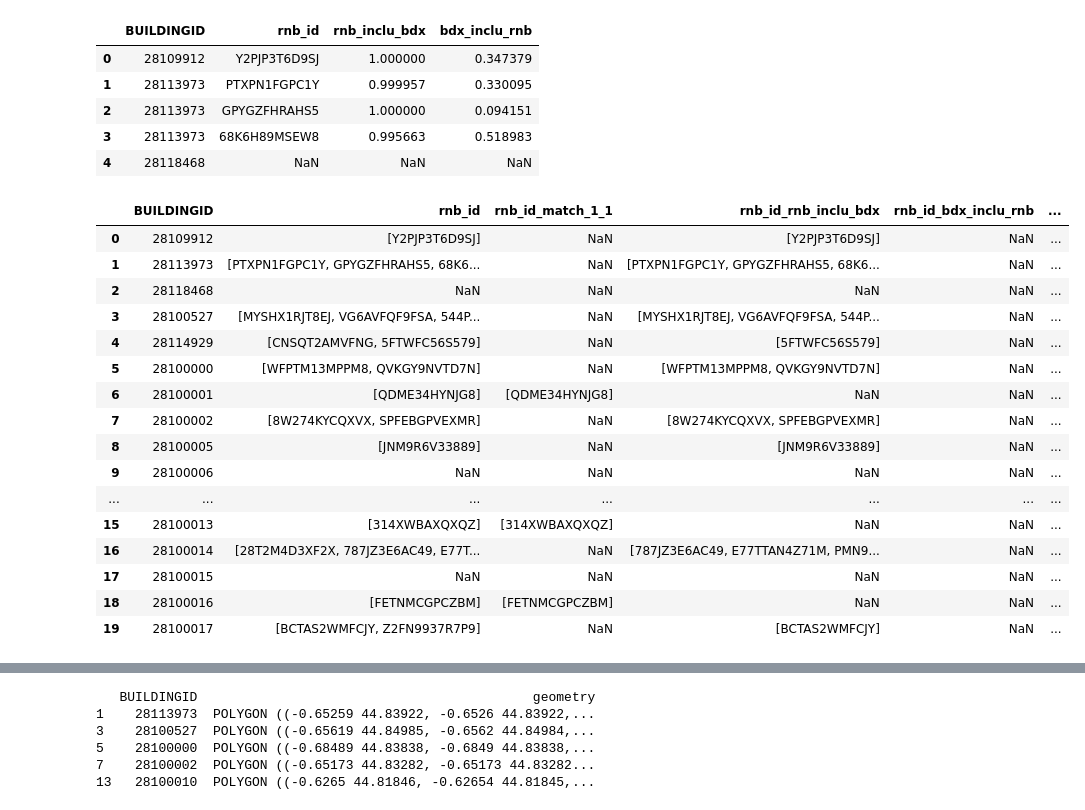
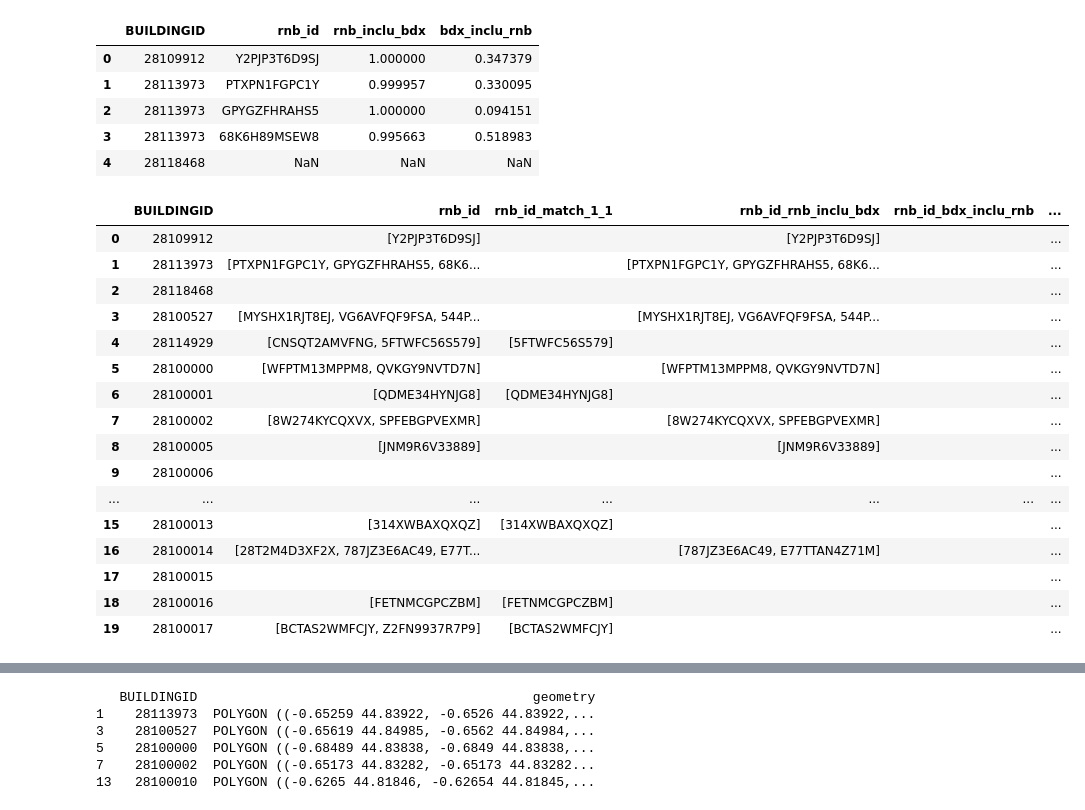
Before and after one commit to fab-geocommuns/RNB-coeur, a Jupyter notebook: app/notebooks/rapprochements/Bordeaux/rapprochement.ipynb, the cells around one changed output, grey strips where cells are left out. Cells and saved outputs as stored; diff of their text form; code cells hidden in the pictures.

```diff
--- a/app/notebooks/rapprochements/Bordeaux/rapprochement.ipynb
+++ b/app/notebooks/rapprochements/Bordeaux/rapprochement.ipynb
@@ -101,54 +109,56 @@ gdf_compute.head()
 gdf_compute_2 = gdf_compute.copy()
 
 # a match is when both intersection ratios are above 0.8
-gdf_compute_2['match_1_1'] = (gdf_compute_2['rnb_inclu_bdx'] > 0.8) & (gdf_compute_2['bdx_inclu_rnb'] > 0.8)
-gdf_compute_2['rnb_inclu_bdx_b'] = (gdf_compute_2['rnb_inclu_bdx'] > 0.8) & (gdf_compute_2['bdx_inclu_rnb'] <= 0.8)
-gdf_compute_2['bdx_inclu_rnb_b'] = (gdf_compute_2['bdx_inclu_rnb'] > 0.8) & (gdf_compute_2['rnb_inclu_bdx'] <= 0.8)
-gdf_compute_2['small_intersection'] = (gdf_compute_2['rnb_inclu_bdx'] <= 0.8) & (gdf_compute_2['bdx_inclu_rnb'] <= 0.8)
+gdf_compute_2['match_1_1'] = (gdf_compute_2['rnb_inclu_bdx'] > 0.8) & (gdf_compute_2['bdx_inclu_rnb'] > 0.7)
+gdf_compute_2['rnb_inclu_bdx_b'] = (gdf_compute_2['rnb_inclu_bdx'] > 0.8) & (gdf_compute_2['bdx_inclu_rnb'] <= 0.7)
+gdf_compute_2['bdx_inclu_rnb_b'] = (gdf_compute_2['bdx_inclu_rnb'] > 0.7) & (gdf_compute_2['rnb_inclu_bdx'] <= 0.8)
+gdf_compute_2['small_intersection'] = (gdf_compute_2['rnb_inclu_bdx'] <= 0.8) & (gdf_compute_2['bdx_inclu_rnb'] <= 0.7)
 
 # print(gdf_compute_2.head(10))
 
 # print gdf_compute_2 for the ID 6318700
 # print(gdf_compute_2[gdf_compute_2['BUILDINGID'] == 6318700])
 
 intersections = gdf_compute_2[gdf_compute_2['rnb_id'].notnull()].groupby('BUILDINGID')['rnb_id'].agg(list).reset_index()
 match_1_1 = gdf_compute_2[gdf_compute_2['match_1_1']].groupby('BUILDINGID')['rnb_id'].agg(list).reset_index()
 rnb_inclu_bdx = gdf_compute_2[gdf_compute_2['rnb_inclu_bdx_b']].groupby('BUILDINGID')['rnb_id'].agg(list).reset_index()
 bdx_inclu_rnb = gdf_compute_2[gdf_compute_2['bdx_inclu_rnb_b']].groupby('BUILDINGID')['rnb_id'].agg(list).reset_index()
 small_intersection = gdf_compute_2[gdf_compute_2['small_intersection']].groupby('BUILDINGID')['rnb_id'].agg(list).reset_index()
 
 # merge all the dataframes
 df_merge = pd.DataFrame(gdf_compute['BUILDINGID'].unique(), columns=['BUILDINGID'])
 df_merge = df_merge.merge(intersections, on='BUILDINGID', how='left', suffixes=('', '_intersections'))
 df_merge = df_merge.merge(match_1_1, on='BUILDINGID', how='left', suffixes=('', '_match_1_1'))
 df_merge = df_merge.merge(rnb_inclu_bdx, on='BUILDINGID', how='left', suffixes=('', '_rnb_inclu_bdx'))
 df_merge = df_merge.merge(bdx_inclu_rnb, on='BUILDINGID', how='left', suffixes=('', '_bdx_inclu_rnb'))
 df_merge = df_merge.merge(small_intersection, on='BUILDINGID', how='left', suffixes=('', '_small_intersection'))
 
 
 # # clean None values in lists
 # df_merge['rnb_id'] = df_merge['rnb_id'].apply(lambda l: [rnb_id for rnb_id in l if rnb_id is not None])
 
+df_merge = df_merge.fillna("").apply(list)
+
 
 df_merge.head(20)
 # %% [output]
 |  | BUILDINGID | rnb_id | rnb_id_match_1_1 | rnb_id_rnb_inclu_bdx | rnb_id_bdx_inclu_rnb | ... |
-| 0 | 28109912 | [Y2PJP3T6D9SJ] | NaN | [Y2PJP3T6D9SJ] | NaN | ... |
-| 1 | 28113973 | [PTXPN1FGPC1Y, GPYGZFHRAHS5, 68K6... | NaN | [PTXPN1FGPC1Y, GPYGZFHRAHS5, 68K6... | NaN | ... |
-| 2 | 28118468 | NaN | NaN | NaN | NaN | ... |
-| 3 | 28100527 | [MYSHX1RJT8EJ, VG6AVFQF9FSA, 544P... | NaN | [MYSHX1RJT8EJ, VG6AVFQF9FSA, 544P... | NaN | ... |
-| 4 | 28114929 | [CNSQT2AMVFNG, 5FTWFC56S579] | NaN | [5FTWFC56S579] | NaN | ... |
-| 5 | 28100000 | [WFPTM13MPPM8, QVKGY9NVTD7N] | NaN | [WFPTM13MPPM8, QVKGY9NVTD7N] | NaN | ... |
-| 6 | 28100001 | [QDME34HYNJG8] | [QDME34HYNJG8] | NaN | NaN | ... |
-| 7 | 28100002 | [8W274KYCQXVX, SPFEBGPVEXMR] | NaN | [8W274KYCQXVX, SPFEBGPVEXMR] | NaN | ... |
-| 8 | 28100005 | [JNM9R6V33889] | NaN | [JNM9R6V33889] | NaN | ... |
-| 9 | 28100006 | NaN | NaN | NaN | NaN | ... |
+| 0 | 28109912 | [Y2PJP3T6D9SJ] |  | [Y2PJP3T6D9SJ] |  | ... |
+| 1 | 28113973 | [PTXPN1FGPC1Y, GPYGZFHRAHS5, 68K6... |  | [PTXPN1FGPC1Y, GPYGZFHRAHS5, 68K6... |  | ... |
+| 2 | 28118468 |  |  |  |  | ... |
+| 3 | 28100527 | [MYSHX1RJT8EJ, VG6AVFQF9FSA, 544P... |  | [MYSHX1RJT8EJ, VG6AVFQF9FSA, 544P... |  | ... |
+| 4 | 28114929 | [CNSQT2AMVFNG, 5FTWFC56S579] | [5FTWFC56S579] |  |  | ... |
+| 5 | 28100000 | [WFPTM13MPPM8, QVKGY9NVTD7N] |  | [WFPTM13MPPM8, QVKGY9NVTD7N] |  | ... |
+| 6 | 28100001 | [QDME34HYNJG8] | [QDME34HYNJG8] |  |  | ... |
+| 7 | 28100002 | [8W274KYCQXVX, SPFEBGPVEXMR] |  | [8W274KYCQXVX, SPFEBGPVEXMR] |  | ... |
+| 8 | 28100005 | [JNM9R6V33889] |  | [JNM9R6V33889] |  | ... |
+| 9 | 28100006 |  |  |  |  | ... |
 | ... | ... | ... | ... | ... | ... | ... |
-| 15 | 28100013 | [314XWBAXQXQZ] | [314XWBAXQXQZ] | NaN | NaN | ... |
-| 16 | 28100014 | [28T2M4D3XF2X, 787JZ3E6AC49, E77T... | NaN | [787JZ3E6AC49, E77TTAN4Z71M, PMN9... | NaN | ... |
-| 17 | 28100015 | NaN | NaN | NaN | NaN | ... |
-| 18 | 28100016 | [FETNMCGPCZBM] | [FETNMCGPCZBM] | NaN | NaN | ... |
-| 19 | 28100017 | [BCTAS2WMFCJY, Z2FN9937R7P9] | NaN | [BCTAS2WMFCJY] | NaN | ... |
+| 15 | 28100013 | [314XWBAXQXQZ] | [314XWBAXQXQZ] |  |  | ... |
+| 16 | 28100014 | [28T2M4D3XF2X, 787JZ3E6AC49, E77T... |  | [787JZ3E6AC49, E77TTAN4Z71M] |  | ... |
+| 17 | 28100015 |  |  |  |  | ... |
+| 18 | 28100016 | [FETNMCGPCZBM] | [FETNMCGPCZBM] |  |  | ... |
+| 19 | 28100017 | [BCTAS2WMFCJY, Z2FN9937R7P9] | [BCTAS2WMFCJY] |  |  | ... |
 # %%
 # print number of rows
 N = len(df_merge)
```
Also changed, not shown: parts of 8 cells of this notebook.
